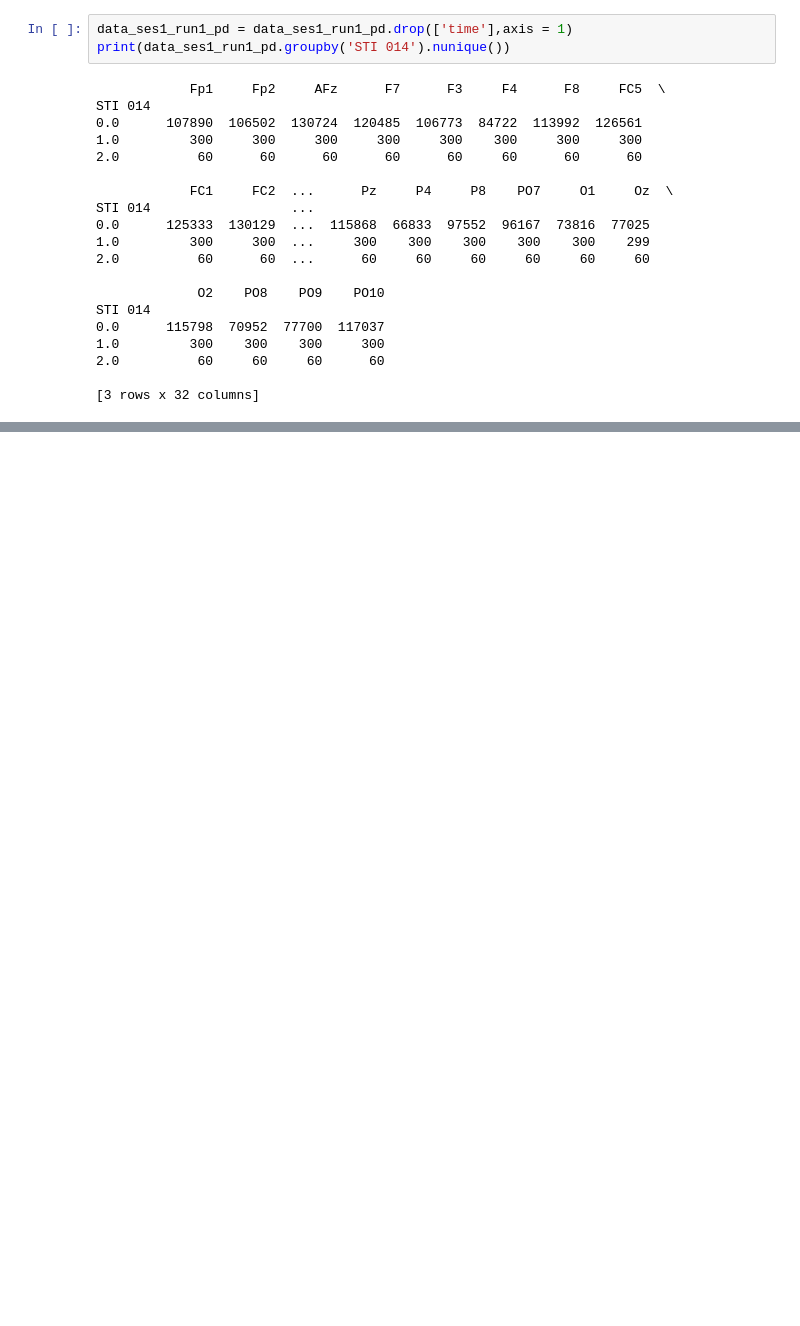
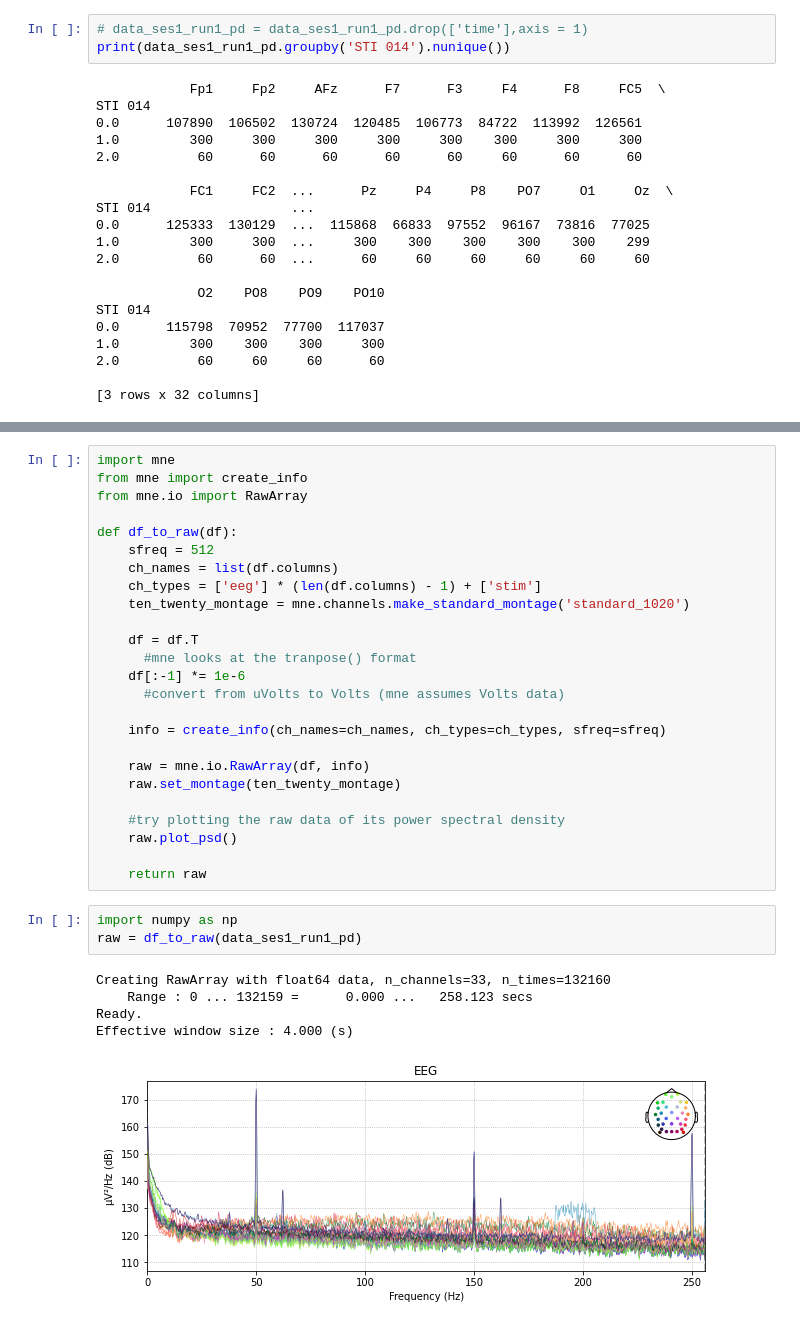
Before and after one commit to zMaxKunGz/CP-DSAI-Project-EEG, a Jupyter notebook: Test_eeg_game.ipynb, the cells around one changed output, grey strips where cells are left out. Saved outputs shown, nothing was run; the diff lists cells and outputs as text; blank space fills up the shorter version.

```diff
--- a/Test_eeg_game.ipynb
+++ b/Test_eeg_game.ipynb
@@ -34,7 +47,7 @@ data_ses1_run1.plot_psd()
 [figure]
 [figure]
 # %%
-data_ses1_run1_pd = data_ses1_run1_pd.drop(['time'],axis = 1)
+# data_ses1_run1_pd = data_ses1_run1_pd.drop(['time'],axis = 1)
 print(data_ses1_run1_pd.groupby('STI 014').nunique())
 # %% [output]
             Fp1     Fp2     AFz      F7      F3     F4      F8     FC5  \
@@ -58,0 +87,34 @@ STI 014
+# %%
+import mne
+from mne import create_info
+from mne.io import RawArray
+
+def df_to_raw(df):
+    sfreq = 512
+    ch_names = list(df.columns)
+    ch_types = ['eeg'] * (len(df.columns) - 1) + ['stim']
+    ten_twenty_montage = mne.channels.make_standard_montage('standard_1020')
+
+    df = df.T
+      #mne looks at the tranpose() format
+    df[:-1] *= 1e-6
+      #convert from uVolts to Volts (mne assumes Volts data)
+
+    info = create_info(ch_names=ch_names, ch_types=ch_types, sfreq=sfreq)
+
+    raw = mne.io.RawArray(df, info)
+    raw.set_montage(ten_twenty_montage)
+
+    #try plotting the raw data of its power spectral density
+    raw.plot_psd()
+
+    return raw
+# %%
+import numpy as np
+raw = df_to_raw(data_ses1_run1_pd)
+# %% [output]
+Creating RawArray with float64 data, n_channels=33, n_times=132160
+    Range : 0 ... 132159 =      0.000 ...   258.123 secs
+Ready.
+Effective window size : 4.000 (s)
+[figure, added]
```
Also changed, not shown: parts of 11 cells of this notebook.
